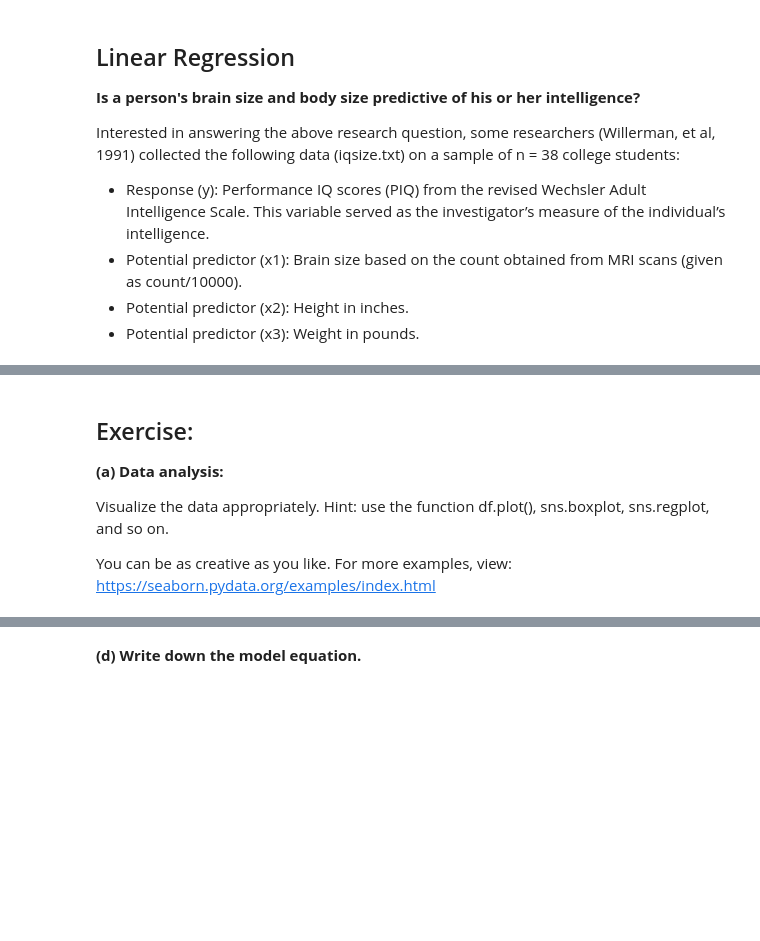
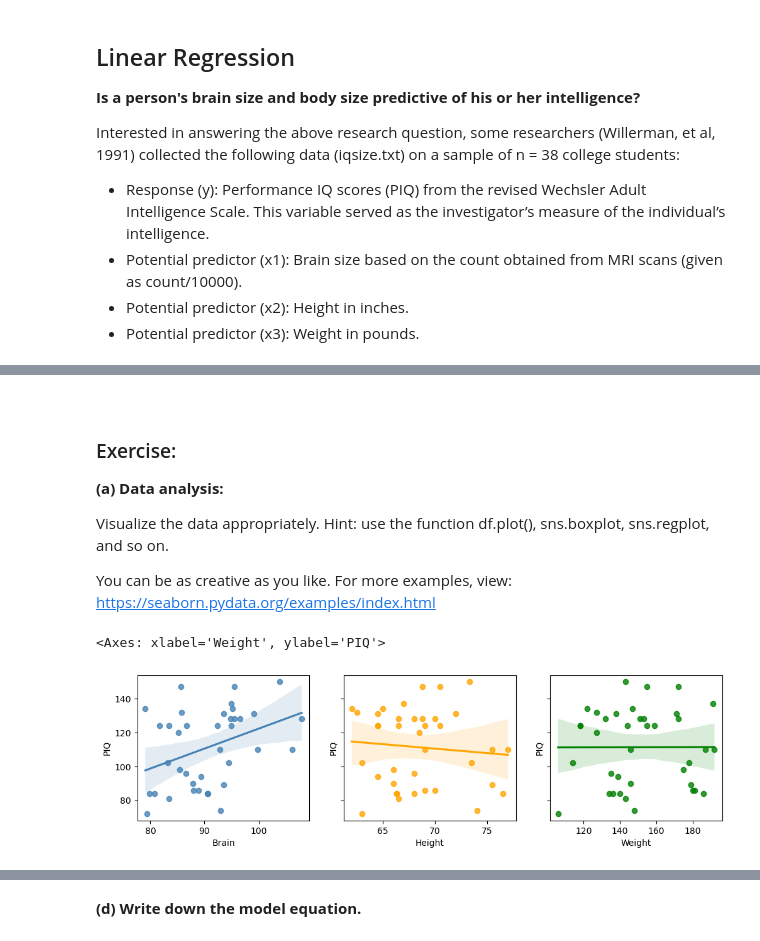
Before and after one commit to Debbcwing/DataScienceBootcamp, a Jupyter notebook: 02_Statistics/day4/STI_EX1_Linear_Regression.ipynb, the cells around one changed output, grey strips where cells are left out. Saved outputs shown, nothing was run; the diff lists cells and outputs as text; code cells hidden in the pictures; blank space fills up the shorter version.

```diff
--- a/02_Statistics/day4/STI_EX1_Linear_Regression.ipynb
+++ b/02_Statistics/day4/STI_EX1_Linear_Regression.ipynb
@@ -67,5 +136,7 @@ The correlation plot has been provided. Can you already draw some conclusions fr
 # %% [markdown]
-## Exercise:
+<br>
+
+### Exercise:
 
 **(a) Data analysis:**
 
@@ -74,3 +145,13 @@ Visualize the data appropriately. Hint: use the function df.plot(), sns.boxplot,
 You can be as creative as you like. For more examples, view: https://seaborn.pydata.org/examples/index.html
 # %%
 # your code here
+# regression plot
+fig, axs = plt.subplots(1, 3, figsize=(12, 3), sharey=True)
+axs.flatten()
+
+sns.regplot(ax=axs[0], data=df_iq, y='PIQ', x='Brain', color='steelblue')
+sns.regplot(ax=axs[1], data=df_iq, y='PIQ', x='Height', color='orange')
+sns.regplot(ax=axs[2], data=df_iq, y='PIQ', x='Weight', color='green')
+# %% [output]
+<Axes: xlabel='Weight', ylabel='PIQ'>
+[figure, added]
```
Also changed, not shown: parts of 23 cells of this notebook, 7 other files.
